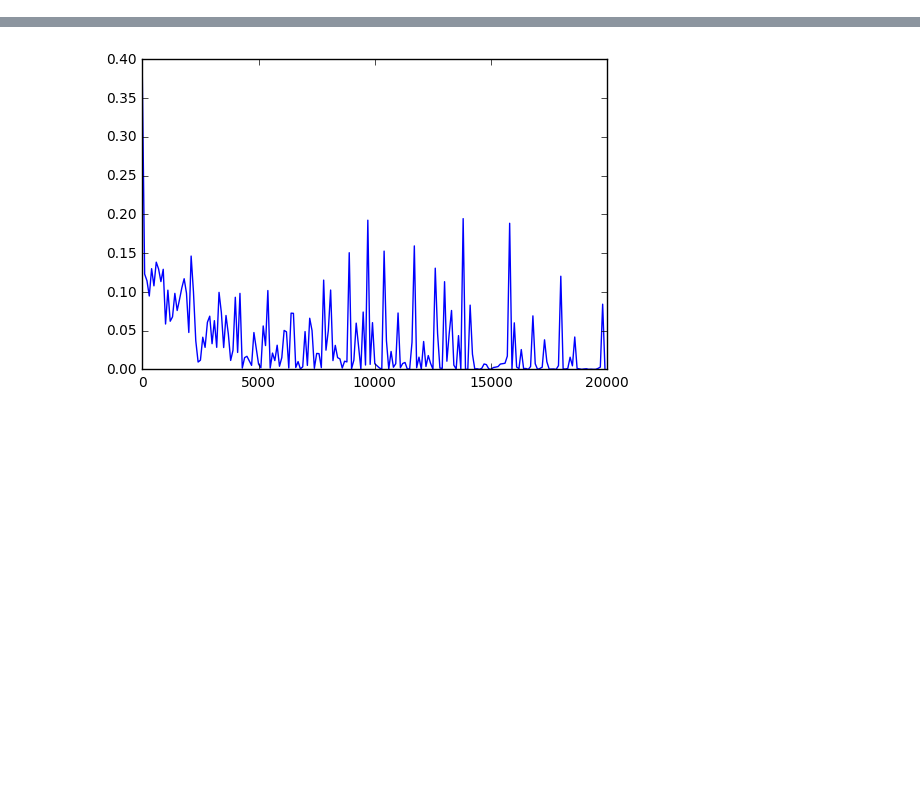
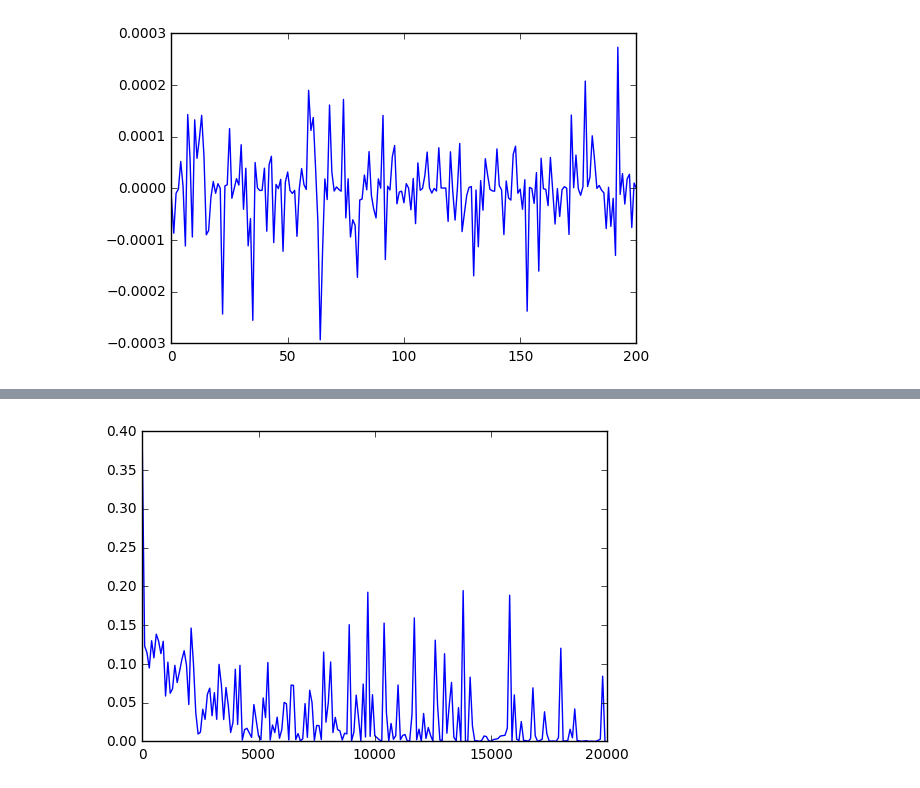
Before and after one commit to Vivek312/MLP_warmup, a Jupyter notebook: MLP_test_HAR.ipynb, the cells around one changed output, grey strips where cells are left out. Drawn from its saved outputs; the diff is of its cells as text; code cells hidden in the pictures; blank space fills up the shorter version.

```diff
--- a/MLP_test_HAR.ipynb
+++ b/MLP_test_HAR.ipynb
@@ -144,0 +137,5 @@ Epoch:19900 error:[  7.82894427e-05]
+# %%
+plt.plot(delt[:][1][0])
+plt.show()
+# %% [output]
+[figure, added]
```
Also changed, not shown: parts of 8 cells of this notebook.
